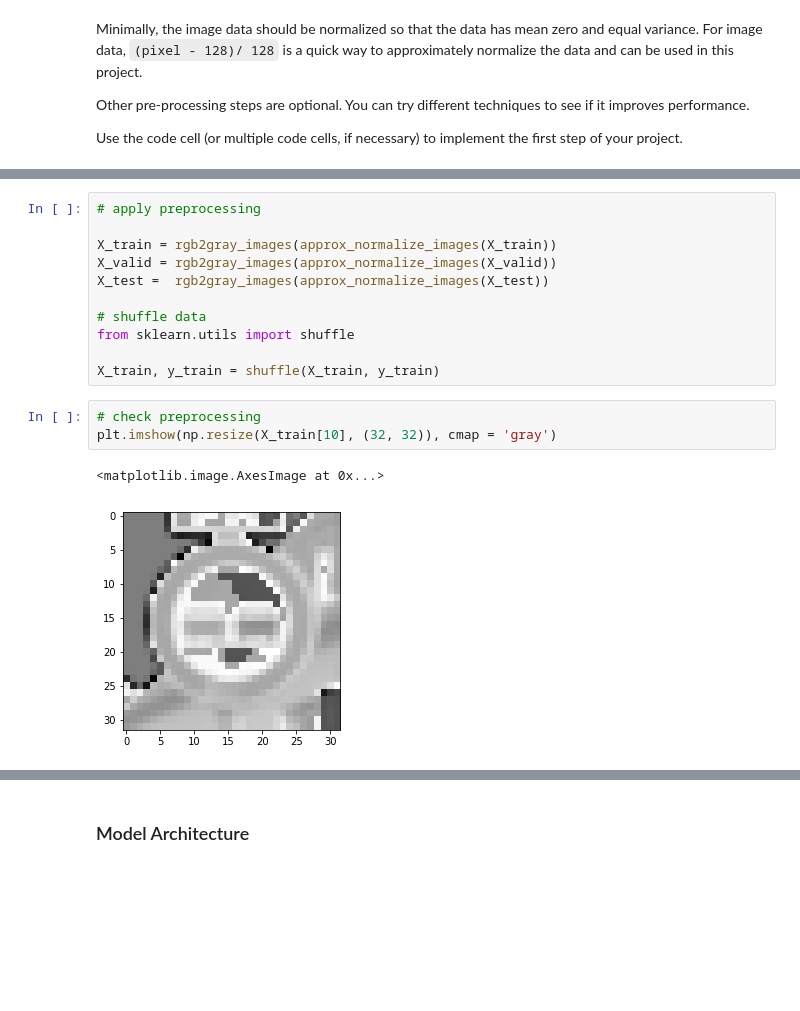
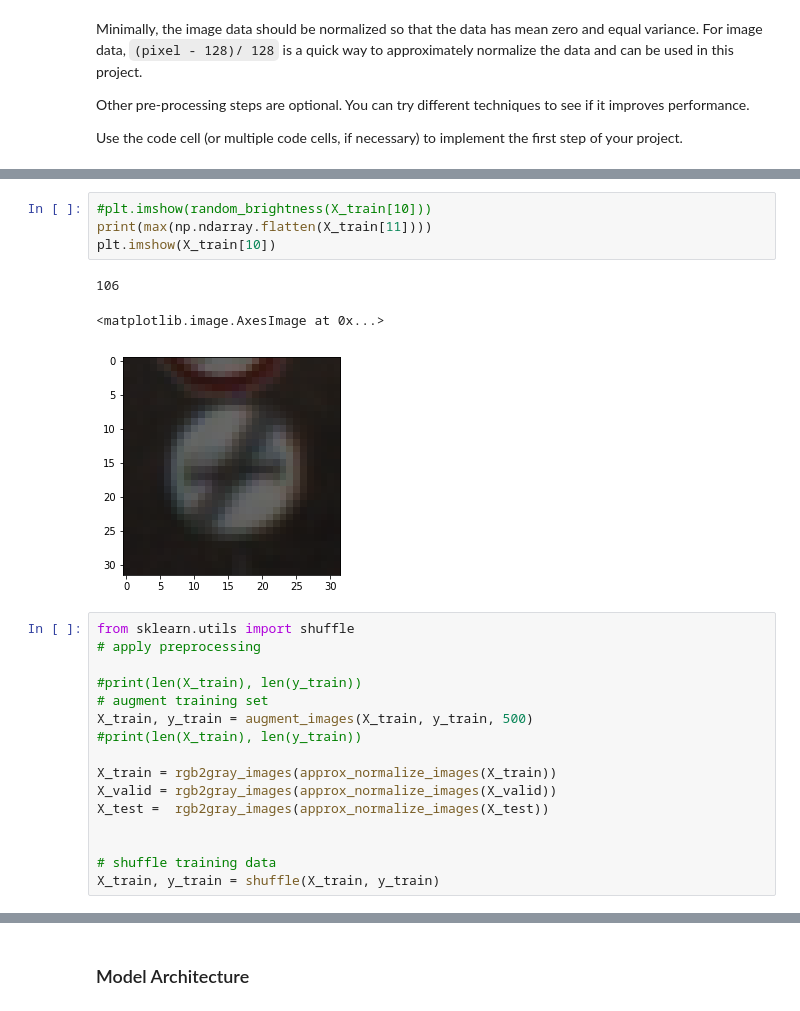
Before and after one commit to shunjilin/UdacityCarNDTrafficSignClassifier, a Jupyter notebook: Traffic_Sign_Classifier.ipynb, the cells around one changed output, grey strips where cells are left out. Cells and saved outputs as stored; diff of their text form; blank space fills up the shorter version.

Commit message:
augment data

```diff
--- a/Traffic_Sign_Classifier.ipynb
+++ b/Traffic_Sign_Classifier.ipynb
@@ -285,17 +210,24 @@ def rgb2gray_images(rgb_images):
+# %%
+#plt.imshow(random_brightness(X_train[10]))
+print(max(np.ndarray.flatten(X_train[11])))
+plt.imshow(X_train[10])
+# %% [output]
+106
+<matplotlib.image.AxesImage at 0x...>
+[figure, added]
 # %%
+from sklearn.utils import shuffle
 # apply preprocessing
+
+#print(len(X_train), len(y_train))
+# augment training set
+X_train, y_train = augment_images(X_train, y_train, 500)
+#print(len(X_train), len(y_train))
 
 X_train = rgb2gray_images(approx_normalize_images(X_train))
 X_valid = rgb2gray_images(approx_normalize_images(X_valid))
 X_test =  rgb2gray_images(approx_normalize_images(X_test))
 
-# shuffle data
-from sklearn.utils import shuffle
 
+# shuffle training data
 X_train, y_train = shuffle(X_train, y_train)
-# %%
-# check preprocessing
-plt.imshow(np.resize(X_train[10], (32, 32)), cmap = 'gray')
-# %% [output]
-<matplotlib.image.AxesImage at 0x...>
-[figure, removed]
```
Also changed, not shown: parts of 14 cells of this notebook.
